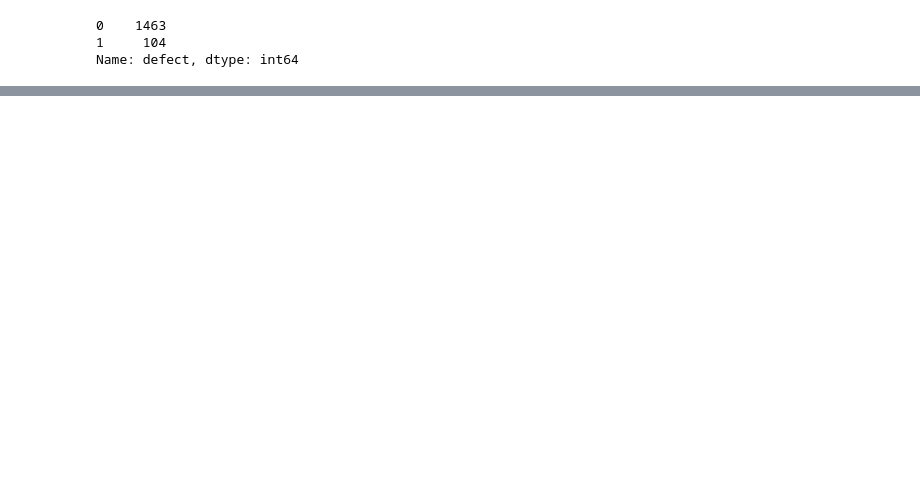
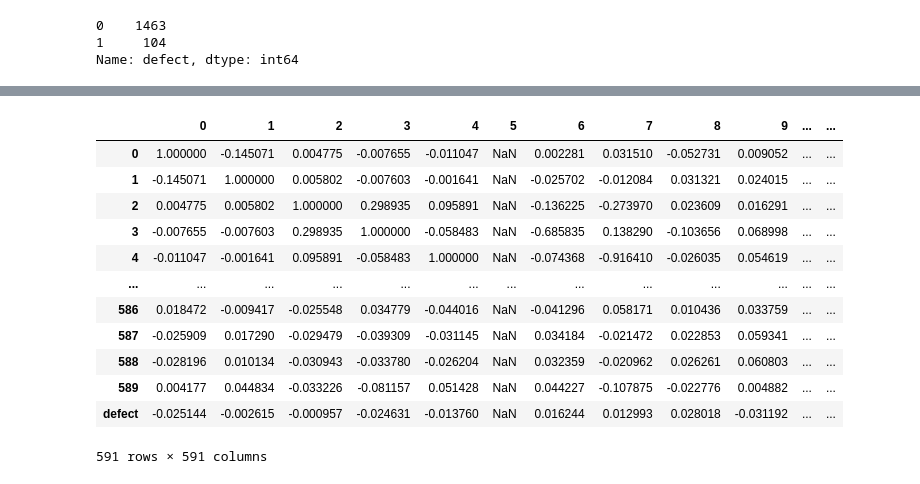
Before and after one commit to Ken-Alviola/individual_project, a Jupyter notebook: defect_exploration.ipynb, the cells around one changed output, grey strips where cells are left out. Saved outputs shown, nothing was run; the diff lists cells and outputs as text; code cells hidden in the pictures; blank space fills up the shorter version.

```diff
--- a/defect_exploration.ipynb
+++ b/defect_exploration.ipynb
@@ -33,6 +33,7 @@ labels.shape
 # %% [output]
 (1567, 2)
 # %%
+df['timestamp'] = labels[1]
 df['defect'] = labels[0]
 # %%
 df.head()
@@ -55,0 +149,16 @@ df.to_csv('semicon_defect.csv')
+# %%
+df.corr()
+# %% [output]
+|  | 0 | 1 | 2 | 3 | 4 | 5 | 6 | 7 | 8 | 9 | ... | ... |
+| 0 | 1.000000 | -0.145071 | 0.004775 | -0.007655 | -0.011047 | NaN | 0.002281 | 0.031510 | -0.052731 | 0.009052 | ... | ... |
+| 1 | -0.145071 | 1.000000 | 0.005802 | -0.007603 | -0.001641 | NaN | -0.025702 | -0.012084 | 0.031321 | 0.024015 | ... | ... |
+| 2 | 0.004775 | 0.005802 | 1.000000 | 0.298935 | 0.095891 | NaN | -0.136225 | -0.273970 | 0.023609 | 0.016291 | ... | ... |
+| 3 | -0.007655 | -0.007603 | 0.298935 | 1.000000 | -0.058483 | NaN | -0.685835 | 0.138290 | -0.103656 | 0.068998 | ... | ... |
+| 4 | -0.011047 | -0.001641 | 0.095891 | -0.058483 | 1.000000 | NaN | -0.074368 | -0.916410 | -0.026035 | 0.054619 | ... | ... |
+| ... | ... | ... | ... | ... | ... | ... | ... | ... | ... | ... | ... | ... |
+| 586 | 0.018472 | -0.009417 | -0.025548 | 0.034779 | -0.044016 | NaN | -0.041296 | 0.058171 | 0.010436 | 0.033759 | ... | ... |
+| 587 | -0.025909 | 0.017290 | -0.029479 | -0.039309 | -0.031145 | NaN | 0.034184 | -0.021472 | 0.022853 | 0.059341 | ... | ... |
+| 588 | -0.028196 | 0.010134 | -0.030943 | -0.033780 | -0.026204 | NaN | 0.032359 | -0.020962 | 0.026261 | 0.060803 | ... | ... |
+| 589 | 0.004177 | 0.044834 | -0.033226 | -0.081157 | 0.051428 | NaN | 0.044227 | -0.107875 | -0.022776 | 0.004882 | ... | ... |
+| defect | -0.025144 | -0.002615 | -0.000957 | -0.024631 | -0.013760 | NaN | 0.016244 | 0.012993 | 0.028018 | -0.031192 | ... | ... |
+591 rows × 591 columns
```
Also changed, not shown: parts of 7 cells of this notebook, 1 other file.
